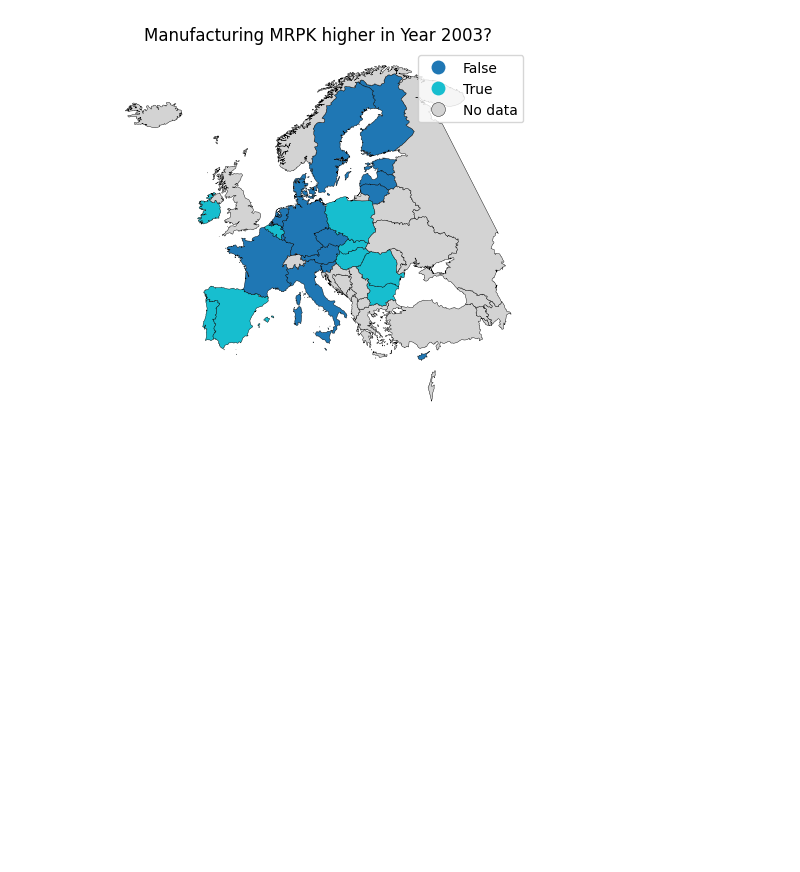
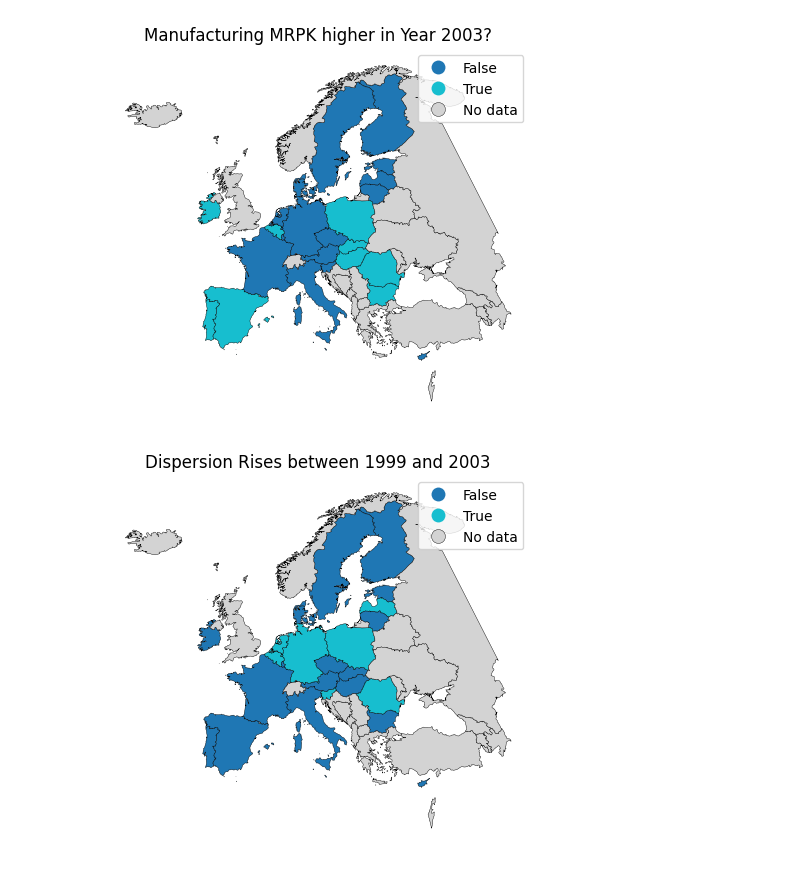
Before and after one commit to CurdinLieberherr/capital_misallocation, a Jupyter notebook: notebook.ipynb, the cells around one changed output. Cells and saved outputs as stored; diff of their text form; code cells hidden in the pictures; blank space fills up the shorter version.

```diff
--- a/notebook.ipynb
+++ b/notebook.ipynb
@@ -213,3 +213,25 @@ plt.savefig('map mrpk.png')
 plt.show()
 # %% [output]
 [figure]
+# %%
+#compare tfp in  before and after eurozone
+beforey = 1999
+aftery = 2003
+before = dispersion[dispersion["year"] == beforey]
+after  = dispersion[dispersion["year"] == aftery]
+comparison = before.merge(after, on="country", suffixes=(f" {beforey}", f" {aftery}"))
+comparison['ln mrpk rise'] = np.where(comparison[f'ln mrpk {aftery}'] - comparison[f'ln mrpk {beforey}'] > 0, True, False )
+
+comparison = geo.merge(comparison,left_on='ISO2', right_on='country', how='left')
+comparison = comparison.set_geometry('geometry')
+
+ax = comparison.plot(column='ln mrpk rise', legend=True, edgecolor='black', linewidth=0.3, missing_kwds={
+        "color": "lightgrey",  # color for NaN values
+        "label": "No data"     # optional legend label
+    })
+ax.set_axis_off()
+plt.title(f'Dispersion Rises between {beforey} and {aftery}')
+plt.savefig('Dispersion Rising Map.png')
+plt.show()
+# %% [output]
+[figure, added]
```
